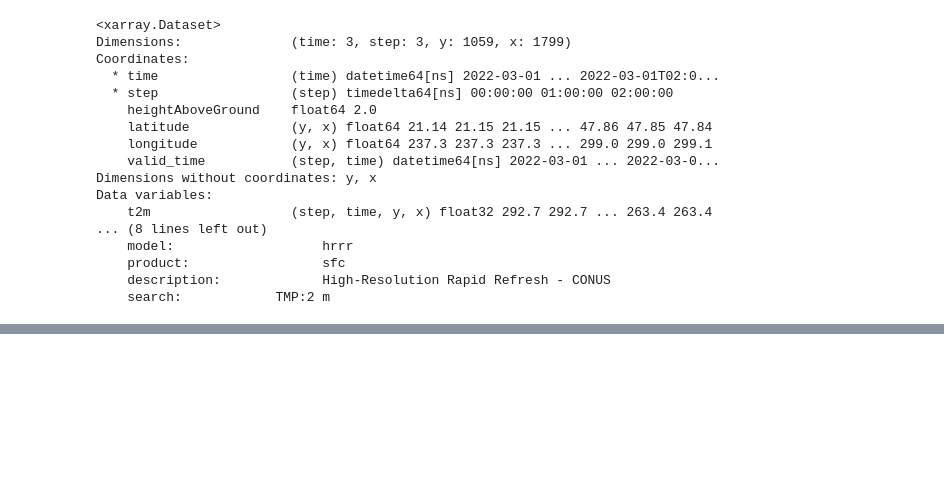
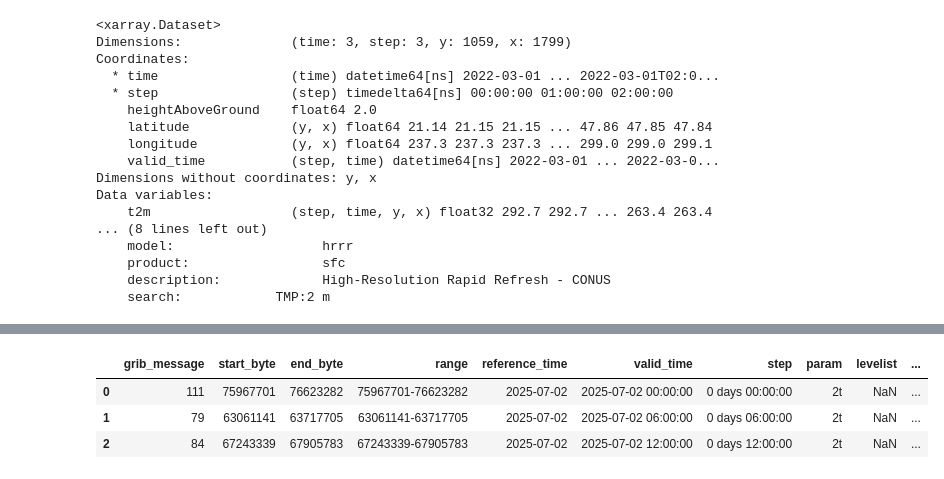
Before and after one commit to blaylockbk/Herbie, a Jupyter notebook: docs/user_guide/tutorial/fast.ipynb, the cells around one changed output, grey strips where cells are left out. Cells and saved outputs as stored; diff of their text form; code cells hidden in the pictures; blank space fills up the shorter version.

```diff
--- a/docs/user_guide/tutorial/fast.ipynb
+++ b/docs/user_guide/tutorial/fast.ipynb
@@ -71,0 +82,9 @@ Data variables:
+# %%
+# Create a FastHerbie object
+fh = FastHerbie(["2025-07-02"], model="ifs", fxx=[0,6,12], max_threads=12)
+fh.inventory(":2t")
+# %% [output]
+|  | grib_message | start_byte | end_byte | range | reference_time | valid_time | step | param | levelist | ... |
+| 0 | 111 | 75967701 | 76623282 | 75967701-76623282 | 2025-07-02 | 2025-07-02 00:00:00 | 0 days 00:00:00 | 2t | NaN | ... |
+| 1 | 79 | 63061141 | 63717705 | 63061141-63717705 | 2025-07-02 | 2025-07-02 06:00:00 | 0 days 06:00:00 | 2t | NaN | ... |
+| 2 | 84 | 67243339 | 67905783 | 67243339-67905783 | 2025-07-02 | 2025-07-02 12:00:00 | 0 days 12:00:00 | 2t | NaN | ... |
```
Also changed, not shown: parts of 4 cells of this notebook, 2 other files.
